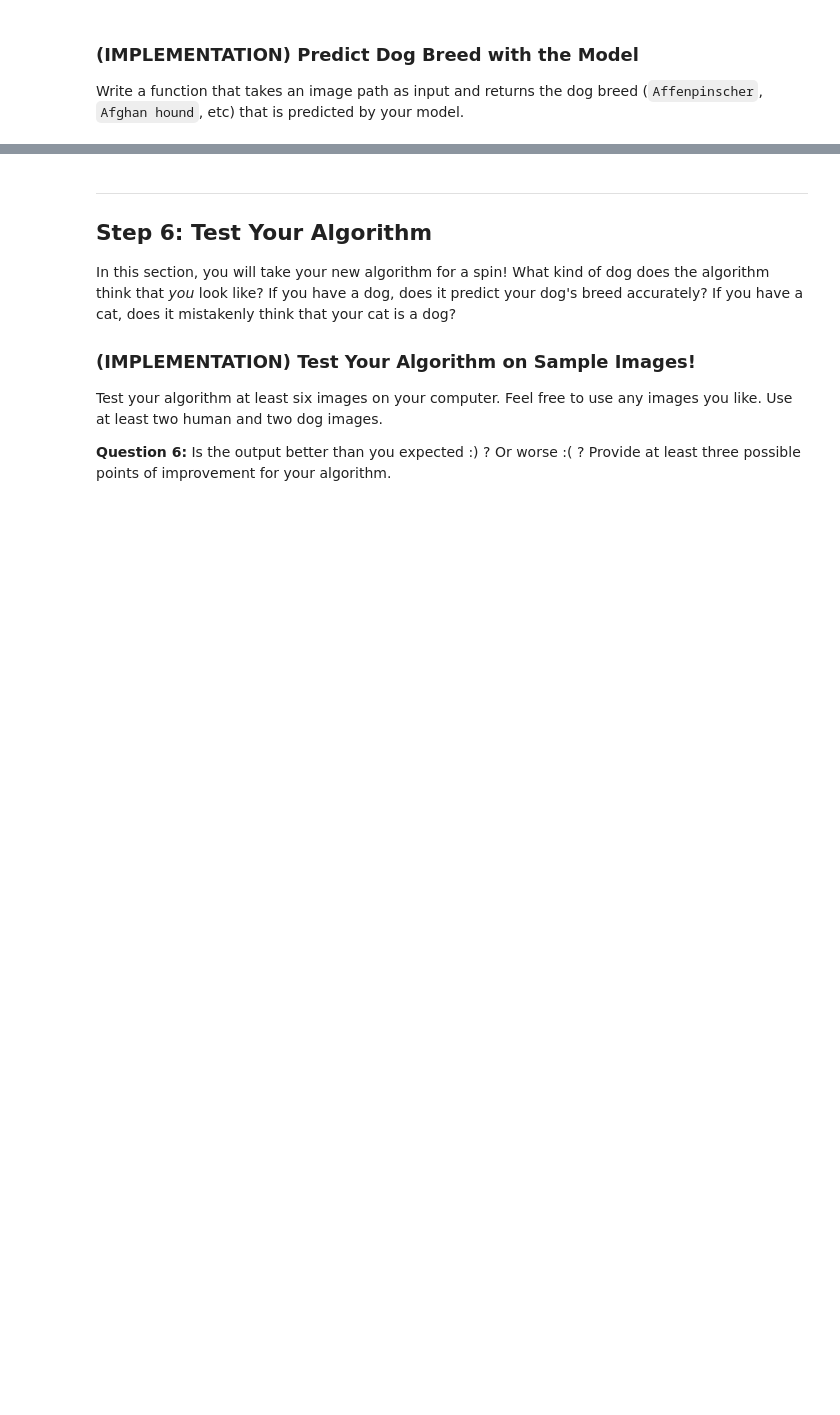
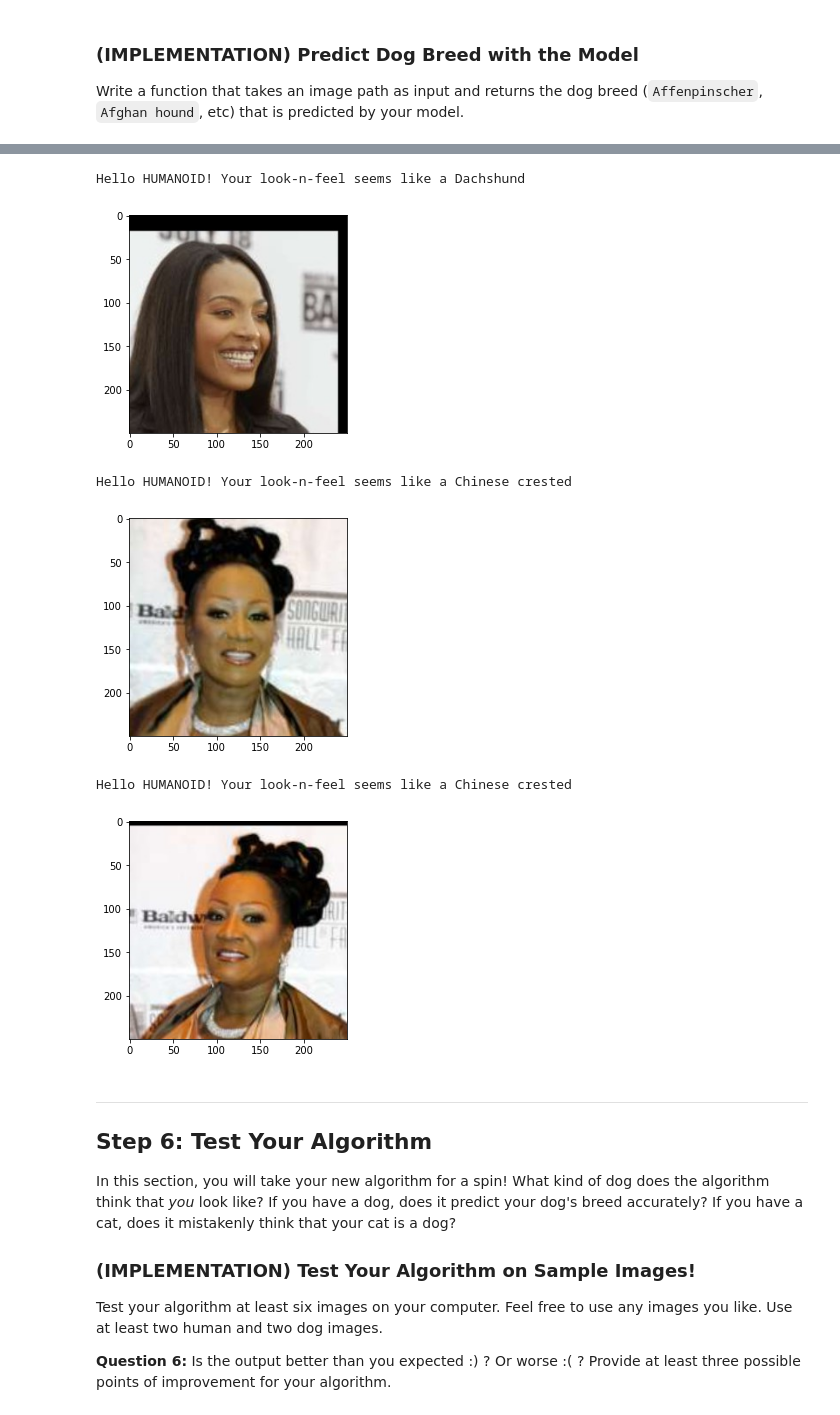
Before and after one commit to MartasBee/udacity_DLND_project_CNN, a Jupyter notebook: project-dog-classification/dog_app.ipynb, the cells around one changed output, grey strips where cells are left out. Drawn from its saved outputs; the diff is of its cells as text; code cells hidden in the pictures; blank space fills up the shorter version.

```diff
--- a/project-dog-classification/dog_app.ipynb
+++ b/project-dog-classification/dog_app.ipynb
@@ -808,3 +868,13 @@ def run_app(img_path):
+# %%
+for file in human_files_short[:3]:
+    run_app(file)
+# %% [output]
+Hello HUMANOID! Your look-n-feel seems like a Dachshund
+[figure, added]
+Hello HUMANOID! Your look-n-feel seems like a Chinese crested
+[figure, added]
+Hello HUMANOID! Your look-n-feel seems like a Chinese crested
+[figure, added]
 # %% [markdown]
 ---
 <a id='step6'></a>
```
Also changed, not shown: parts of 12 cells of this notebook.
